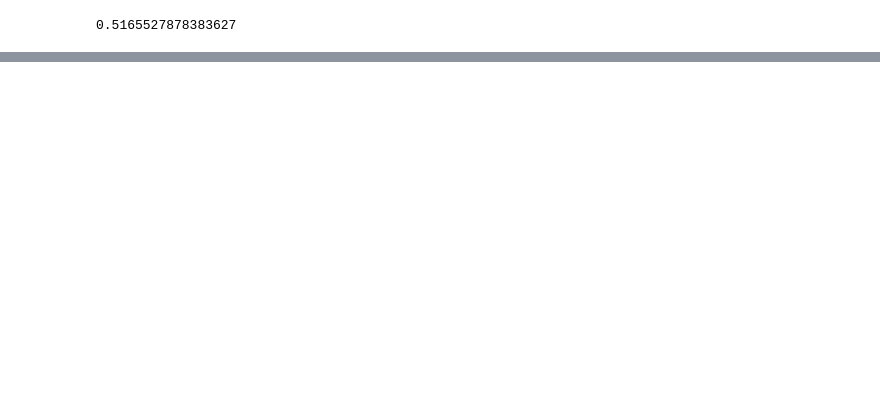
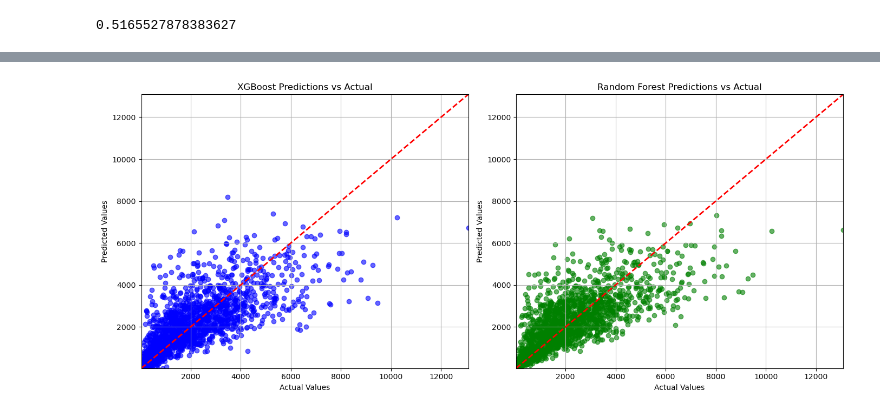
Before and after one commit to RohitKumar1081/big_mart_sale, a Jupyter notebook: big_mart_sale.ipynb, the cells around one changed output, grey strips where cells are left out. Drawn from its saved outputs; the diff is of its cells as text; code cells hidden in the pictures; blank space fills up the shorter version.

```diff
--- a/big_mart_sale.ipynb
+++ b/big_mart_sale.ipynb
@@ -131,0 +132,96 @@ Accuracy Percentage: 56.38%
+# %%
+import pandas as pd
+import numpy as np
+import matplotlib.pyplot as plt
+import seaborn as sns
+import warnings
+from sklearn.preprocessing import LabelEncoder
+from sklearn.model_selection import train_test_split
+from xgboost import XGBRegressor
+from sklearn.ensemble import RandomForestRegressor
+from sklearn import metrics
+
+# Suppress warnings
+warnings.filterwarnings('ignore')
+
+# Load the dataset
+data = pd.read_csv("train.csv")
+
+# Data preprocessing
+data['Item_Weight'].fillna(data['Item_Weight'].mean(), inplace=True)
+mode_of_outlet_size = data.pivot_table(values='Outlet_Size', columns='Outlet_Type', aggfunc=lambda x: x.mode()[0])
+missing_value = data['Outlet_Size'].isnull()
+data.loc[missing_value, 'Outlet_Size'] = data.loc[missing_value, 'Outlet_Type'].apply(lambda x: mode_of_outlet_size[x])
+data.replace({'Item_Fat_Content': {'low fat': 'Low Fat', 'LF': 'Low Fat', 'reg': 'Regular'}}, inplace=True)
+
+# Label encoding
+encoder = LabelEncoder()
+data['Item_Identifier'] = encoder.fit_transform(data['Item_Identifier'])
+data['Item_Fat_Content'] = encoder.fit_transform(data['Item_Fat_Content'])
+data['Item_Type'] = encoder.fit_transform(data['Item_Type'])
+data['Outlet_Identifier'] = encoder.fit_transform(data['Outlet_Identifier'])
+data['Outlet_Size'] = encoder.fit_transform(data['Outlet_Size'])
+data['Outlet_Location_Type'] = encoder.fit_transform(data['Outlet_Location_Type'])
+data['Outlet_Type'] = encoder.fit_transform(data['Outlet_Type'])
+
+# Prepare features and target variable
+X = data.drop(columns='Item_Outlet_Sales', axis=1)
+y = data['Item_Outlet_Sales']
+
+# Split the data
+X_train, X_test, y_train, y_test = train_test_split(X, y, test_size=0.2, random_state=42)
+
+# Train XGBoost model
+xgb_model = XGBRegressor()
+xgb_model.fit(X_train, y_train)
+y_pred_xgb = xgb_model.predict(X_test)
+xgb_r2_score = metrics.r2_score(y_test, y_pred_xgb)
+
+# Train Random Forest model
+rf_model = RandomForestRegressor()
+rf_model.fit(X_train, y_train)
+y_pred_rf = rf_model.predict(X_test)
+rf_r2_score = metrics.r2_score(y_test, y_pred_rf)
+
+# Create a DataFrame to compare the models
+comparison_df = pd.DataFrame({
+    'Model': ['XGBoost', 'Random Forest'],
+    'R^2 Score': [xgb_r2_score, rf_r2_score]
+})
+
+# Calculate accuracy difference
+accuracy_difference = abs(xgb_r2_score - rf_r2_score)
+
+# Print the results
+print(comparison_df)
+print(f"Accuracy Difference: {accuracy_difference:.4f}")
+
+# Plotting the comparison
+# Scatter plot for XGBoost predictions
+plt.figure(figsize=(14, 6))
+
+# Scatter plot for XGBoost
+plt.subplot(1, 2, 1)
+plt.scatter(y_test, y_pred_xgb, alpha=0.6, color='blue')
+plt.plot([y.min(), y.max()], [y.min(), y.max()], 'r--', lw=2)  # Diagonal line for reference
+plt.title('XGBoost Predictions vs Actual')
+plt.xlabel('Actual Values')
+plt.ylabel('Predicted Values')
+plt.xlim([y.min(), y.max()])
+plt.ylim([y.min(), y.max()])
+plt.grid()
+
+# Scatter plot for Random Forest
+plt.subplot(1, 2, 2)
+plt.scatter(y_test, y_pred_rf, alpha=0.6, color='green')
+plt.plot([y.min(), y.max()], [y.min(), y.max()], 'r--', lw=2)  # Diagonal line for reference
+plt.title('Random Forest Predictions vs Actual')
+plt.xlabel('Actual Values')
+plt.ylabel('Predicted Values')
+plt.xlim([y.min(), y.max()])
+plt.ylim([y.min(), y.max()])
+plt.grid()
+
+plt.tight_layout()
+plt.show()
+# %% [output]
@@ -131,0 +232 @@ Accuracy Percentage: 56.38%
+[figure, added]
```
Also changed, not shown: parts of 6 cells of this notebook.
